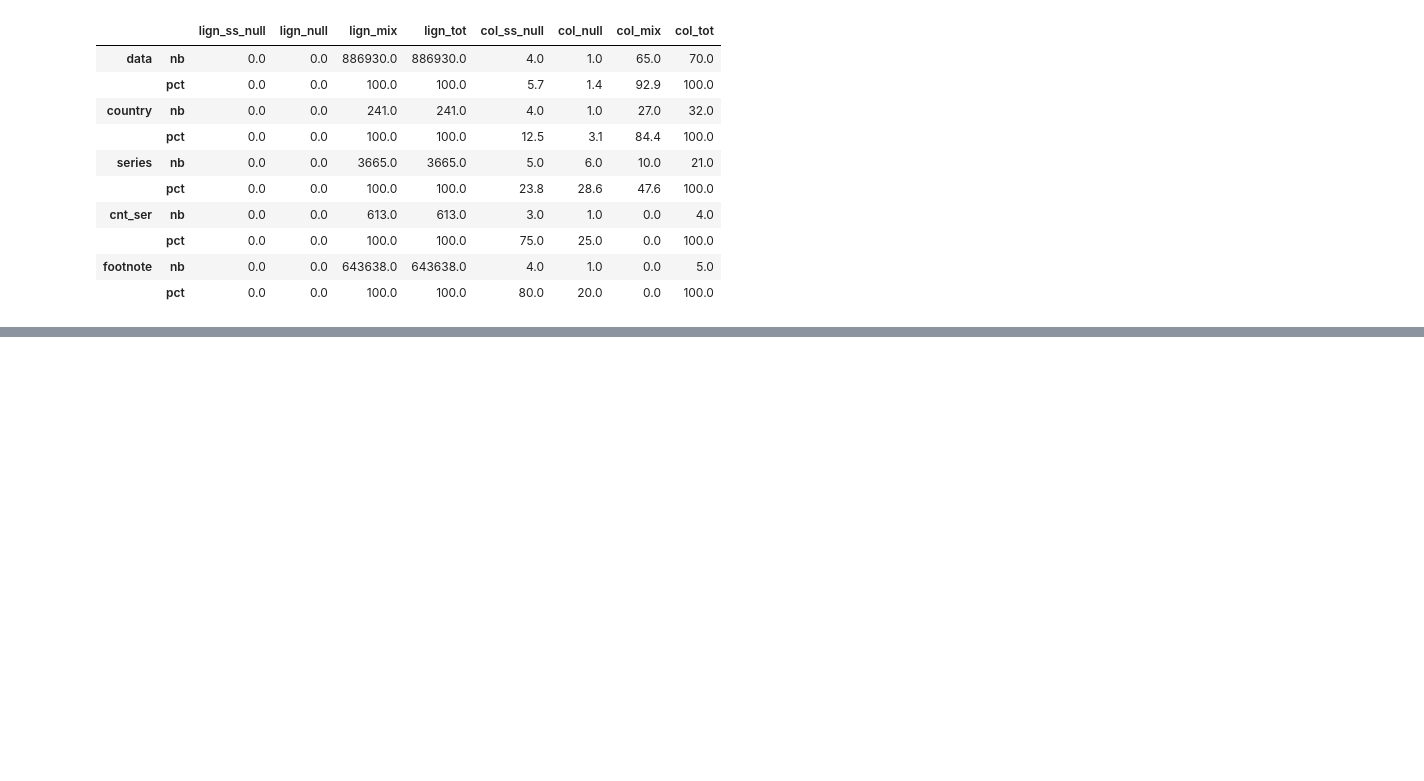
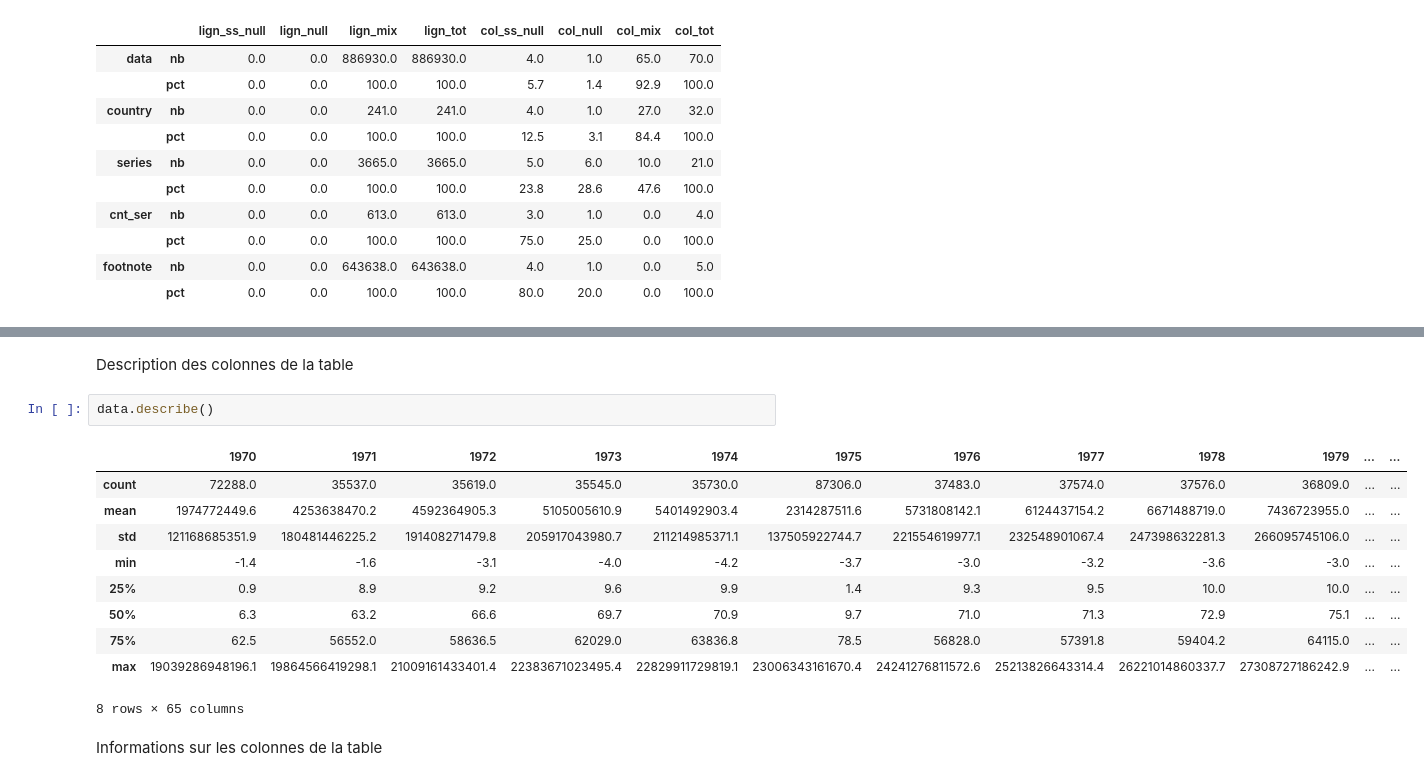
Before and after one commit to corentin5002/edStat, a Jupyter notebook: florian.ipynb, the cells around one changed output, grey strips where cells are left out. Drawn from its saved outputs; the diff is of its cells as text; blank space fills up the shorter version.

Commit message:
Analyse des tables

```diff
--- a/florian.ipynb
+++ b/florian.ipynb
@@ -225,0 +373,17 @@ infos_t
+# %% [markdown]
+Description des colonnes de la table
+# %%
+data.describe()
+# %% [output]
+|  | 1970 | 1971 | 1972 | 1973 | 1974 | 1975 | 1976 | 1977 | 1978 | 1979 | ... | ... |
+| count | 72288.0 | 35537.0 | 35619.0 | 35545.0 | 35730.0 | 87306.0 | 37483.0 | 37574.0 | 37576.0 | 36809.0 | ... | ... |
+| mean | 1974772449.6 | 4253638470.2 | 4592364905.3 | 5105005610.9 | 5401492903.4 | 2314287511.6 | 5731808142.1 | 6124437154.2 | 6671488719.0 | 7436723955.0 | ... | ... |
+| std | 121168685351.9 | 180481446225.2 | 191408271479.8 | 205917043980.7 | 211214985371.1 | 137505922744.7 | 221554619977.1 | 232548901067.4 | 247398632281.3 | 266095745106.0 | ... | ... |
+| min | -1.4 | -1.6 | -3.1 | -4.0 | -4.2 | -3.7 | -3.0 | -3.2 | -3.6 | -3.0 | ... | ... |
+| 25% | 0.9 | 8.9 | 9.2 | 9.6 | 9.9 | 1.4 | 9.3 | 9.5 | 10.0 | 10.0 | ... | ... |
+| 50% | 6.3 | 63.2 | 66.6 | 69.7 | 70.9 | 9.7 | 71.0 | 71.3 | 72.9 | 75.1 | ... | ... |
+| 75% | 62.5 | 56552.0 | 58636.5 | 62029.0 | 63836.8 | 78.5 | 56828.0 | 57391.8 | 59404.2 | 64115.0 | ... | ... |
+| max | 19039286948196.1 | 19864566419298.1 | 21009161433401.4 | 22383671023495.4 | 22829911729819.1 | 23006343161670.4 | 24241276811572.6 | 25213826643314.4 | 26221014860337.7 | 27308727186242.9 | ... | ... |
+8 rows × 65 columns
+# %% [markdown]
+Informations sur les colonnes de la table
```
Also changed, not shown: parts of 47 cells of this notebook.
